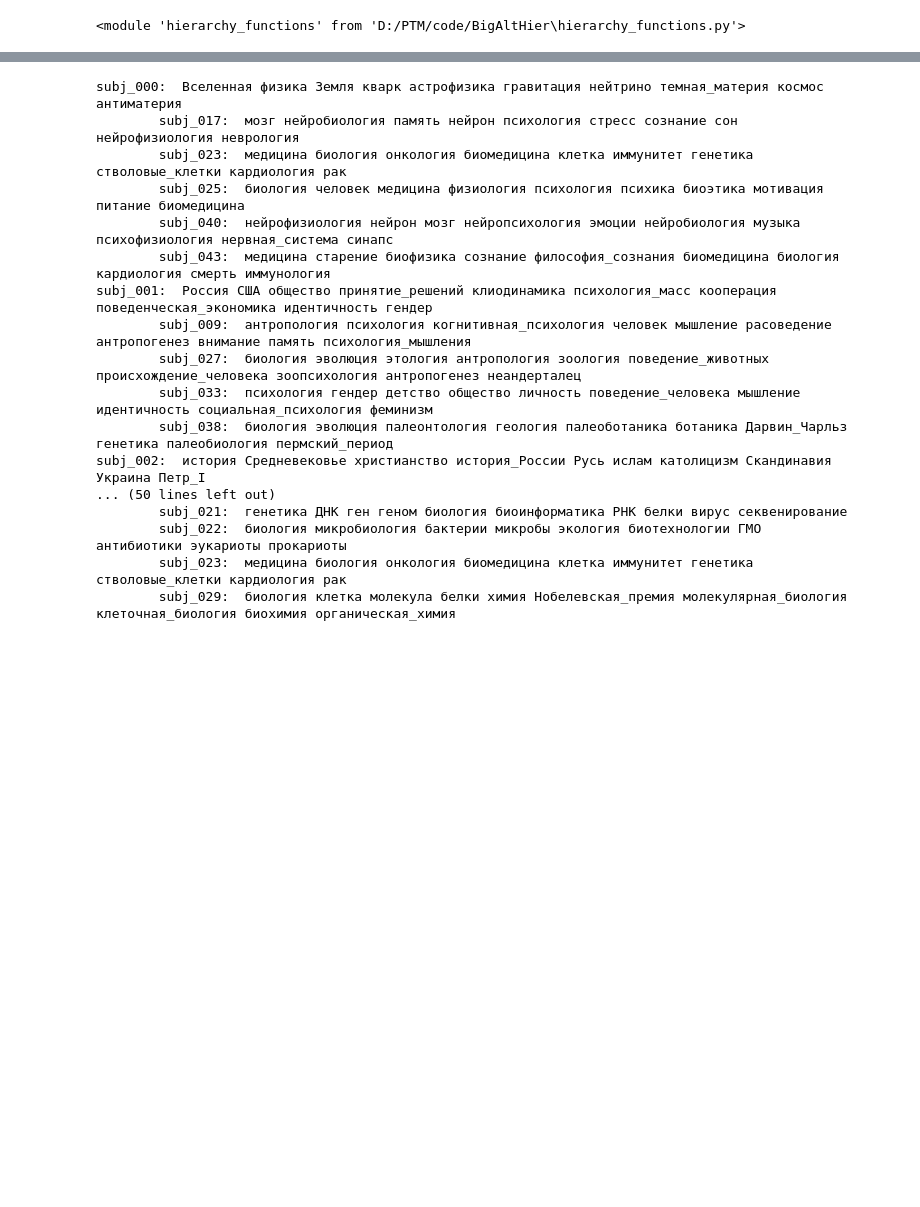
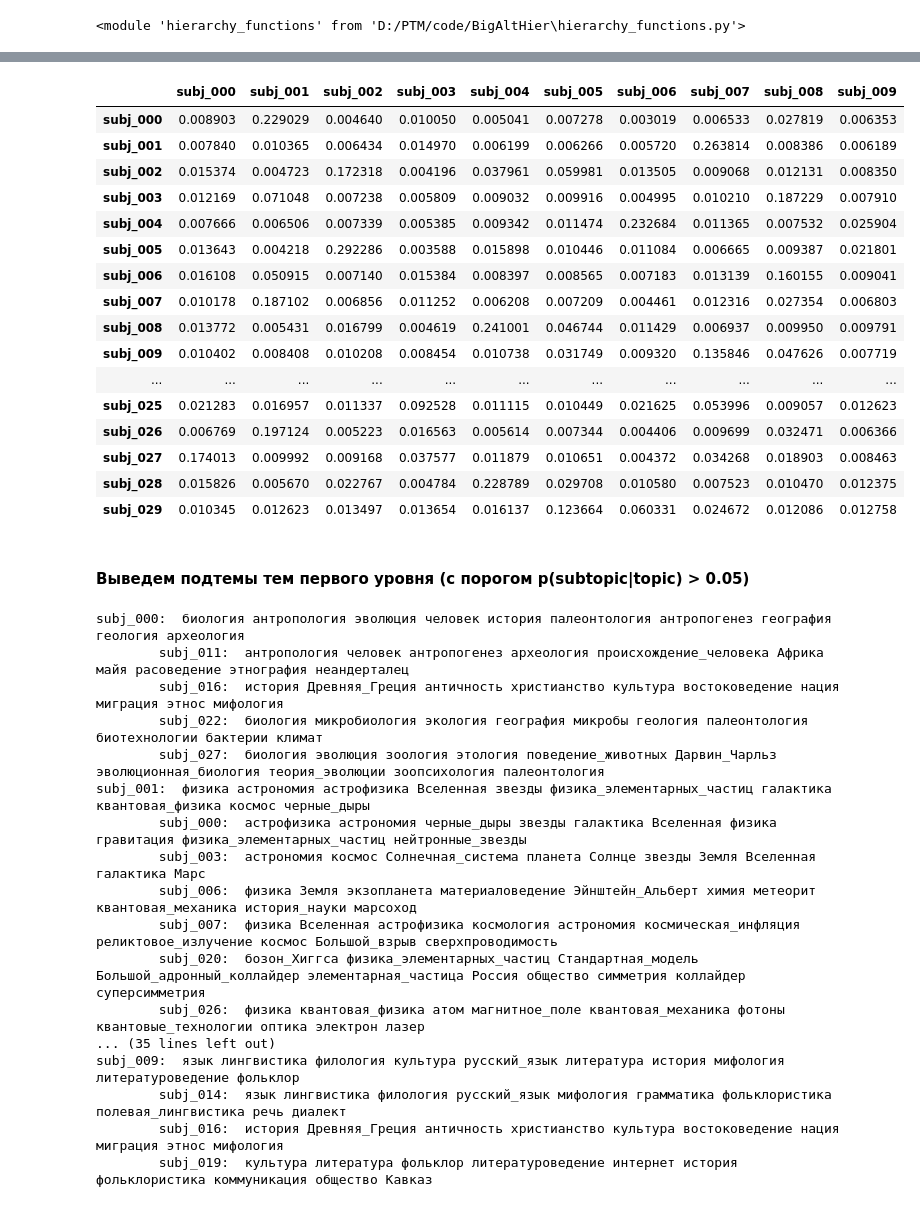
Before and after one commit to nadiinchi/hierarchies_in_BigARTM, a Jupyter notebook: notebooks/MultigramHierarchicalModel_Postnauka.ipynb, the cells around one changed output, grey strips where cells are left out. Saved outputs shown, nothing was run; the diff lists cells and outputs as text; code cells hidden in the pictures; blank space fills up the shorter version.

Commit message:
Completed hierarchy ver0 on Postnauka

```diff
--- a/notebooks/MultigramHierarchicalModel_Postnauka.ipynb
+++ b/notebooks/MultigramHierarchicalModel_Postnauka.ipynb
@@ -20,6 +22,9 @@ else:
     batch_vectorizer = artm.BatchVectorizer(data_path=data_path_batches, data_format='batches')
 # %%
 def get_topic_names(topicNum):
+    """
+    generates topic names
+    """
     n_bckgrnd = 0
     n_subj = topicNum-n_bckgrnd
     topics_bckgrnd = [u'background_'+str(i).zfill(3) for i in range(n_bckgrnd)]
@@ -73,10 +80,11 @@ else:
 # %%
-topicNum0 = 11
+topicNum0 = 10
 level0 = artm.ARTM(num_topics=topicNum0,
                   topic_names=get_topic_names(topicNum0),
                   class_ids=class_ids,
                   regularizers=regularizers_list,
-                  scores=scores_list)
+                  scores=scores_list,
+                  seed=37)
 level0.initialize(dictionary=dictionary)
 # %%
 level0.fit_offline(batch_vectorizer, num_collection_passes=30)
@@ -102,6 +112,6 @@ subj_010:  биология генетика ДНК клетка геном ге
 # %%
-topicNum1 = 50
-level1 = hierarchy_utils.ARTM_Level(level0, phi_batch_weight=10.0**3,
+topicNum1 = 30
+level1 = hierarchy_functions.ARTM_Level(level0, phi_batch_weight=10.0**3,
                                         num_topics=topicNum1,
                                         topic_names=get_topic_names(topicNum1),
                                          class_ids=class_ids,
@@ -140,2 +150,2 @@ subj_049:  государство история Франция Китай ма
 # %%
-psi = level1.get_psi()
+psi1 = level1.get_psi()
@@ -162,32 +152,54 @@ psi
+# %%
+psi1   # p(subtopic|topic)
+# %% [output]
+|  | subj_000 | subj_001 | subj_002 | subj_003 | subj_004 | subj_005 | subj_006 | subj_007 | subj_008 | subj_009 |
+| subj_000 | 0.008903 | 0.229029 | 0.004640 | 0.010050 | 0.005041 | 0.007278 | 0.003019 | 0.006533 | 0.027819 | 0.006353 |
+| subj_001 | 0.007840 | 0.010365 | 0.006434 | 0.014970 | 0.006199 | 0.006266 | 0.005720 | 0.263814 | 0.008386 | 0.006189 |
+| subj_002 | 0.015374 | 0.004723 | 0.172318 | 0.004196 | 0.037961 | 0.059981 | 0.013505 | 0.009068 | 0.012131 | 0.008350 |
+| subj_003 | 0.012169 | 0.071048 | 0.007238 | 0.005809 | 0.009032 | 0.009916 | 0.004995 | 0.010210 | 0.187229 | 0.007910 |
+| subj_004 | 0.007666 | 0.006506 | 0.007339 | 0.005385 | 0.009342 | 0.011474 | 0.232684 | 0.011365 | 0.007532 | 0.025904 |
+| subj_005 | 0.013643 | 0.004218 | 0.292286 | 0.003588 | 0.015898 | 0.010446 | 0.011084 | 0.006665 | 0.009387 | 0.021801 |
+| subj_006 | 0.016108 | 0.050915 | 0.007140 | 0.015384 | 0.008397 | 0.008565 | 0.007183 | 0.013139 | 0.160155 | 0.009041 |
+| subj_007 | 0.010178 | 0.187102 | 0.006856 | 0.011252 | 0.006208 | 0.007209 | 0.004461 | 0.012316 | 0.027354 | 0.006803 |
+| subj_008 | 0.013772 | 0.005431 | 0.016799 | 0.004619 | 0.241001 | 0.046744 | 0.011429 | 0.006937 | 0.009950 | 0.009791 |
+| subj_009 | 0.010402 | 0.008408 | 0.010208 | 0.008454 | 0.010738 | 0.031749 | 0.009320 | 0.135846 | 0.047626 | 0.007719 |
+| ... | ... | ... | ... | ... | ... | ... | ... | ... | ... | ... |
+| subj_025 | 0.021283 | 0.016957 | 0.011337 | 0.092528 | 0.011115 | 0.010449 | 0.021625 | 0.053996 | 0.009057 | 0.012623 |
+| subj_026 | 0.006769 | 0.197124 | 0.005223 | 0.016563 | 0.005614 | 0.007344 | 0.004406 | 0.009699 | 0.032471 | 0.006366 |
+| subj_027 | 0.174013 | 0.009992 | 0.009168 | 0.037577 | 0.011879 | 0.010651 | 0.004372 | 0.034268 | 0.018903 | 0.008463 |
+| subj_028 | 0.015826 | 0.005670 | 0.022767 | 0.004784 | 0.228789 | 0.029708 | 0.010580 | 0.007523 | 0.010470 | 0.012375 |
+| subj_029 | 0.010345 | 0.012623 | 0.013497 | 0.013654 | 0.016137 | 0.123664 | 0.060331 | 0.024672 | 0.012086 | 0.012758 |
+# %% [markdown]
+#### Выведем подтемы тем первого уровня (с порогом p(subtopic|topic) > 0.05)
 # %%
 tokens0 = level0.score_tracker["TopTokensTag"].last_tokens
 tokens1 = level1.score_tracker["TopTokensTag"].last_tokens
 for t, topic_name in enumerate(level0.topic_names):
     print topic_name + ': ',
-    for word in tokens[topic_name]:
+    for word in tokens0[topic_name]:
         print word,
     print
     for s, topic_name1 in enumerate(level1.topic_names):
         if psi.values[s, t] > 0.05:
             print "\t", topic_name1 + ': ',
-            for word in tokens[topic_name1]:
+            for word in tokens1[topic_name1]:
                 print word,
             print
 # %% [output]
-subj_000:  Вселенная физика Земля кварк астрофизика гравитация нейтрино темная_материя космос антиматерия
-        subj_017:  мозг нейробиология память нейрон психология стресс сознание сон нейрофизиология неврология
-        subj_023:  медицина биология онкология биомедицина клетка иммунитет генетика стволовые_клетки кардиология рак
-        subj_025:  биология человек медицина физиология психология психика биоэтика мотивация питание биомедицина
-        subj_040:  нейрофизиология нейрон мозг нейропсихология эмоции нейробиология музыка психофизиология нервная_система синапс
-        subj_043:  медицина старение биофизика сознание философия_сознания биомедицина биология кардиология смерть иммунология
-subj_001:  Россия США общество принятие_решений клиодинамика психология_масс кооперация поведенческая_экономика идентичность гендер
-        subj_009:  антропология психология когнитивная_психология человек мышление расоведение антропогенез внимание память психология_мышления
-        subj_027:  биология эволюция этология антропология зоология поведение_животных происхождение_человека зоопсихология антропогенез неандерталец
-        subj_033:  психология гендер детство общество личность поведение_человека мышление идентичность социальная_психология феминизм
-        subj_038:  биология эволюция палеонтология геология палеоботаника ботаника Дарвин_Чарльз генетика палеобиология пермский_период
-subj_002:  история Средневековье христианство история_России Русь ислам католицизм Скандинавия Украина Петр_I
-... (50 lines left out)
-        subj_021:  генетика ДНК ген геном биология биоинформатика РНК белки вирус секвенирование
-        subj_022:  биология микробиология бактерии микробы экология биотехнологии ГМО антибиотики эукариоты прокариоты
-        subj_023:  медицина биология онкология биомедицина клетка иммунитет генетика стволовые_клетки кардиология рак
-        subj_029:  биология клетка молекула белки химия Нобелевская_премия молекулярная_биология клеточная_биология биохимия органическая_химия
+subj_000:  биология антропология эволюция человек история палеонтология антропогенез география геология археология
+        subj_011:  антропология человек антропогенез археология происхождение_человека Африка майя расоведение этнография неандерталец
+        subj_016:  история Древняя_Греция античность христианство культура востоковедение нация миграция этнос мифология
+        subj_022:  биология микробиология экология география микробы геология палеонтология биотехнологии бактерии климат
+        subj_027:  биология эволюция зоология этология поведение_животных Дарвин_Чарльз эволюционная_биология теория_эволюции зоопсихология палеонтология
+subj_001:  физика астрономия астрофизика Вселенная звезды физика_элементарных_частиц галактика квантовая_физика космос черные_дыры
+        subj_000:  астрофизика астрономия черные_дыры звезды галактика Вселенная физика гравитация физика_элементарных_частиц нейтронные_звезды
+        subj_003:  астрономия космос Солнечная_система планета Солнце звезды Земля Вселенная галактика Марс
+        subj_006:  физика Земля экзопланета материаловедение Эйнштейн_Альберт химия метеорит квантовая_механика история_науки марсоход
+        subj_007:  физика Вселенная астрофизика космология астрономия космическая_инфляция реликтовое_излучение космос Большой_взрыв сверхпроводимость
+        subj_020:  бозон_Хиггса физика_элементарных_частиц Стандартная_модель Большой_адронный_коллайдер элементарная_частица Россия общество симметрия коллайдер суперсимметрия
+        subj_026:  физика квантовая_физика атом магнитное_поле квантовая_механика фотоны квантовые_технологии оптика электрон лазер
+... (35 lines left out)
+subj_009:  язык лингвистика филология культура русский_язык литература история мифология литературоведение фольклор
+        subj_014:  язык лингвистика филология русский_язык мифология грамматика фольклористика полевая_лингвистика речь диалект
+        subj_016:  история Древняя_Греция античность христианство культура востоковедение нация миграция этнос мифология
+        subj_019:  культура литература фольклор литературоведение интернет история фольклористика коммуникация общество Кавказ
```
Also changed, not shown: parts of 16 cells of this notebook, 1 other file.
